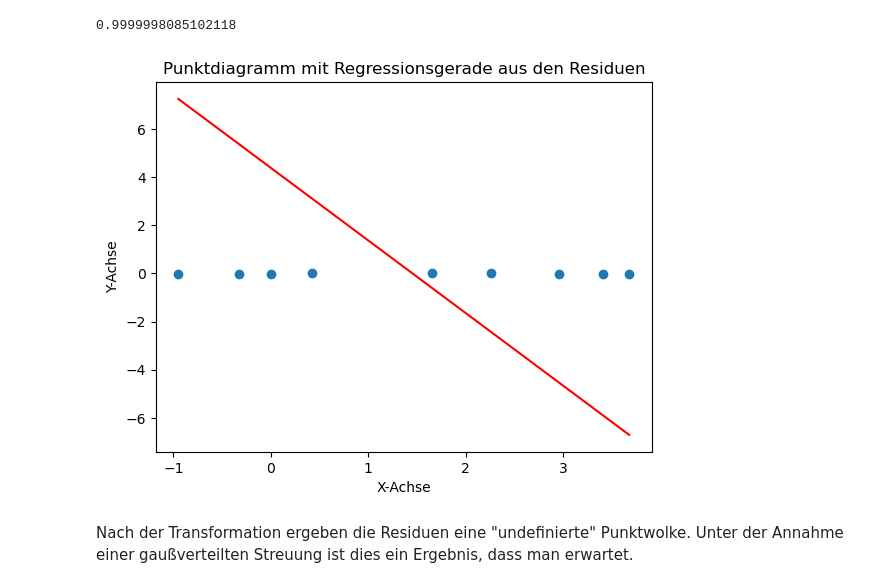
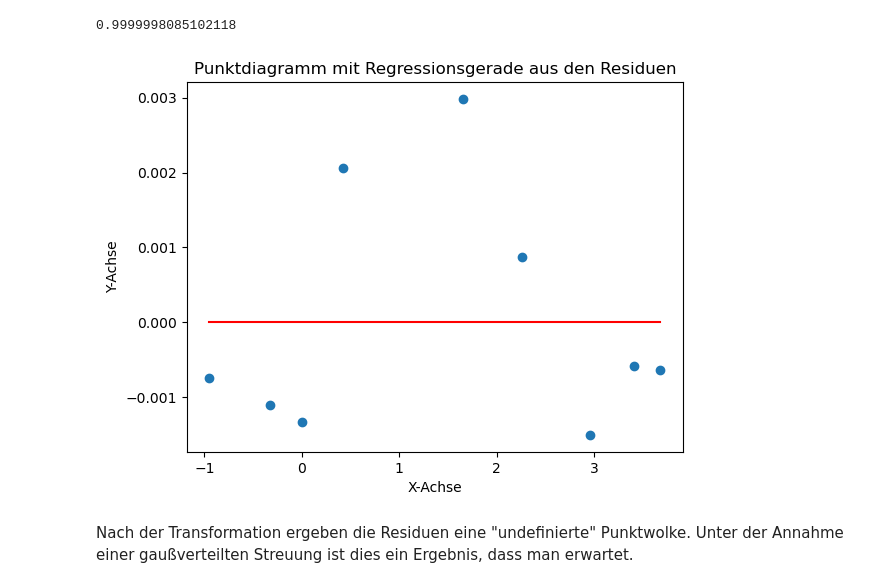
Before and after one commit to s-lein/Portfolio, a Jupyter notebook: Residuen Analyse.ipynb, the cells around one changed output. Drawn from its saved outputs; the diff is of its cells as text; code cells hidden in the pictures.

```diff
--- a/Residuen Analyse.ipynb
+++ b/Residuen Analyse.ipynb
@@ -92,18 +92,18 @@ Residuen_ln = Y_ln-Y_pred_ln
 # %%
 # Erzeugen eines Punktdiagramms
 plt.scatter(x=X_ln,y=Residuen_ln)
 
 # Erzeugen einer Regressionsgeraden aus den Residuen mit m=Steigung und b=Offset
-m, b = np.polyfit(X_ln, Residuen, 1)
+m, b = np.polyfit(X_ln, Residuen_ln, 1)
 
 # Beschriftung
 plt.title("Punktdiagramm mit Regressionsgerade aus den Residuen")
 plt.xlabel("X-Achse")
 plt.ylabel("Y-Achse")
 # Die Regressionsgerade zum Punktdiagramm hinzufügen
 plt.plot(X_ln, m*X_ln+b, color='red');
 # %% [output]
-[figure, old version]
+[figure, new version]
 # %% [markdown]
 Nach der Transformation ergeben die Residuen eine "undefinierte" Punktwolke. Unter der Annahme einer gaußverteilten Streuung ist dies ein Ergebnis, dass man erwartet.
 # %% [markdown]
```
